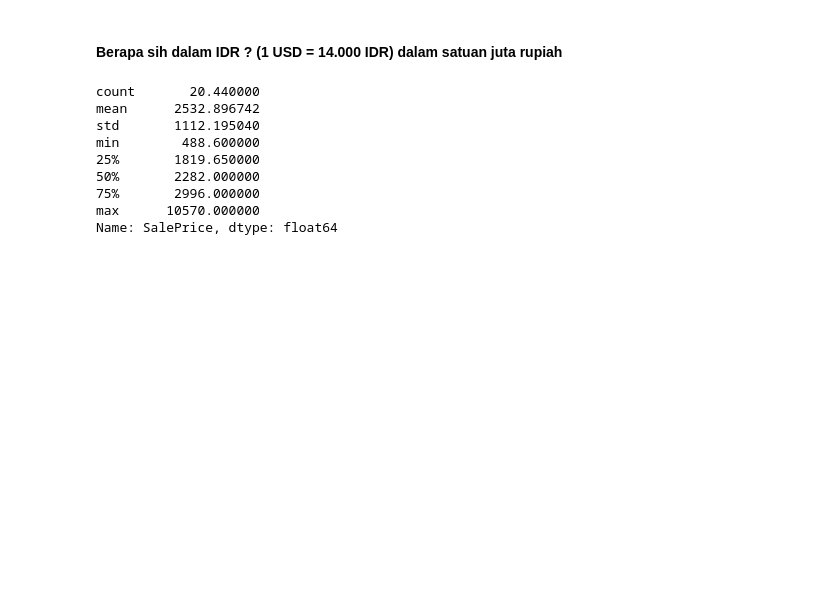
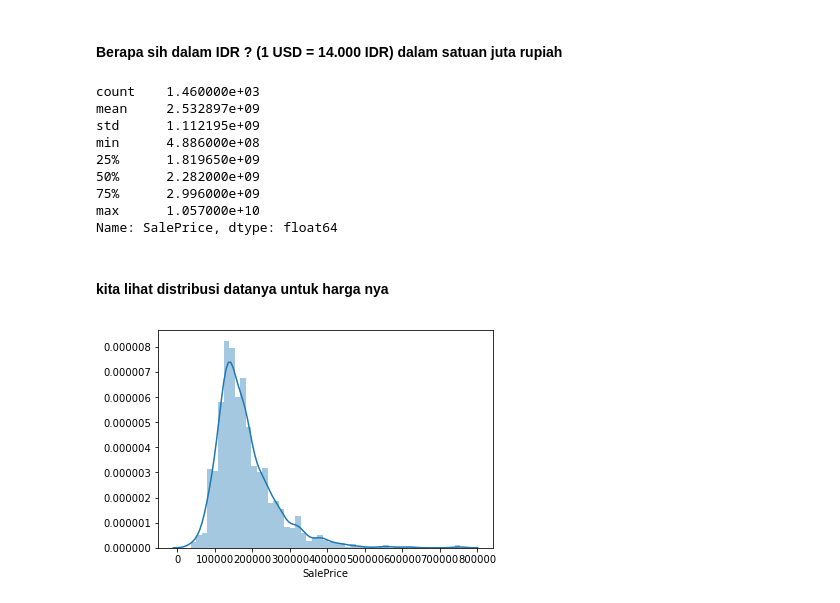
Before and after one commit to linggom/lombok_meetup, a Jupyter notebook: data_exploration.ipynb, the cells around one changed output. Saved outputs shown, nothing was run; the diff lists cells and outputs as text; code cells hidden in the pictures; blank space fills up the shorter version.

```diff
--- a/data_exploration.ipynb
+++ b/data_exploration.ipynb
@@ -46,14 +47,14 @@ Name: SalePrice, dtype: float64
 # %% [markdown]
 #### Berapa sih dalam IDR ? (1 USD = 14.000 IDR) dalam satuan juta rupiah
 # %%
-train.SalePrice * 14000).describe() / 1e6
+(train.SalePrice * 14000).describe()
 # %% [output]
-count       20.440000
-mean      2532.896742
-std       1112.195040
-min        488.600000
-25%       1819.650000
-50%       2282.000000
-75%       2996.000000
-max      10570.000000
+count    1.460000e+03
+mean     2.532897e+09
+std      1.112195e+09
+min      4.886000e+08
+25%      1.819650e+09
+50%      2.282000e+09
+75%      2.996000e+09
+max      1.057000e+10
 Name: SalePrice, dtype: float64
@@ -59,0 +64,6 @@ Name: SalePrice, dtype: float64
+# %% [markdown]
+#### kita lihat distribusi datanya untuk harga nya
+# %%
+sns.distplot(train['SalePrice']);
+# %% [output]
+[figure, added]
```
Also changed, not shown: parts of 23 cells of this notebook, 1 other file.
